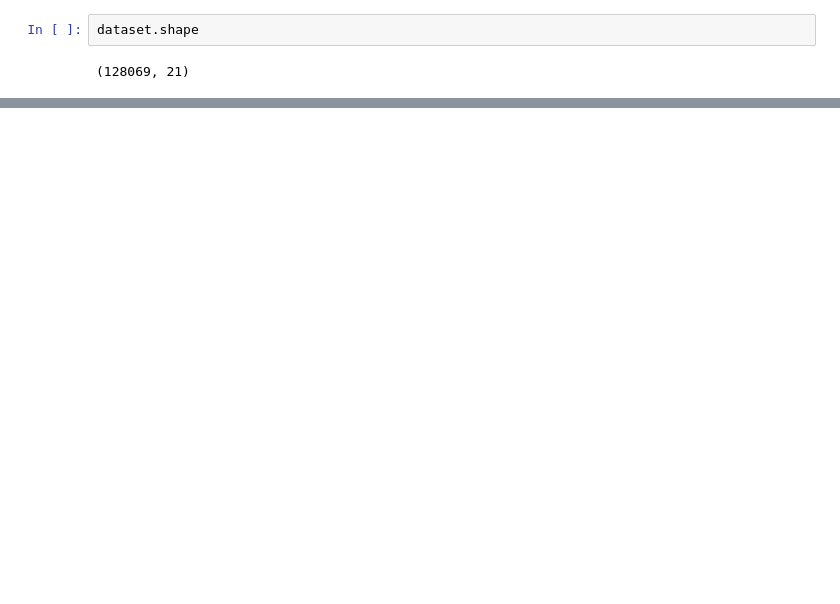
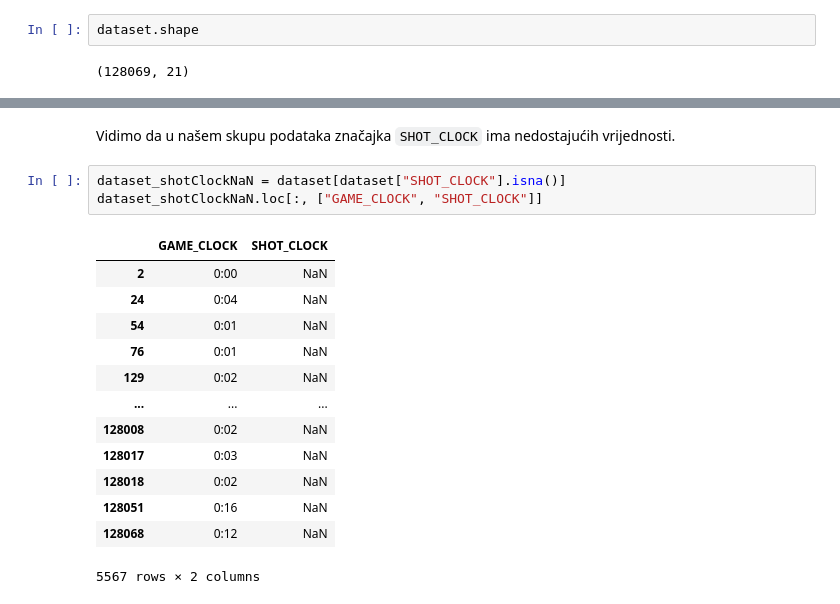
Before and after one commit to iva-maria/UZOP-projekt-2022-23, a Jupyter notebook: UZOP-projekt-0036522537.ipynb, the cells around one changed output, grey strips where cells are left out. Drawn from its saved outputs; the diff is of its cells as text; blank space fills up the shorter version.

```diff
--- a/UZOP-projekt-0036522537.ipynb
+++ b/UZOP-projekt-0036522537.ipynb
@@ -26,0 +135,19 @@ dataset.shape
+# %% [markdown]
+Vidimo da u našem skupu podataka značajka `SHOT_CLOCK` ima nedostajućih vrijednosti.
+# %%
+dataset_shotClockNaN = dataset[dataset["SHOT_CLOCK"].isna()]
+dataset_shotClockNaN.loc[:, ["GAME_CLOCK", "SHOT_CLOCK"]]
+# %% [output]
+|  | GAME_CLOCK | SHOT_CLOCK |
+| 2 | 0:00 | NaN |
+| 24 | 0:04 | NaN |
+| 54 | 0:01 | NaN |
+| 76 | 0:01 | NaN |
+| 129 | 0:02 | NaN |
+| ... | ... | ... |
+| 128008 | 0:02 | NaN |
+| 128017 | 0:03 | NaN |
+| 128018 | 0:02 | NaN |
+| 128051 | 0:16 | NaN |
+| 128068 | 0:12 | NaN |
+5567 rows × 2 columns
```
Also changed, not shown: parts of 18 cells of this notebook.
